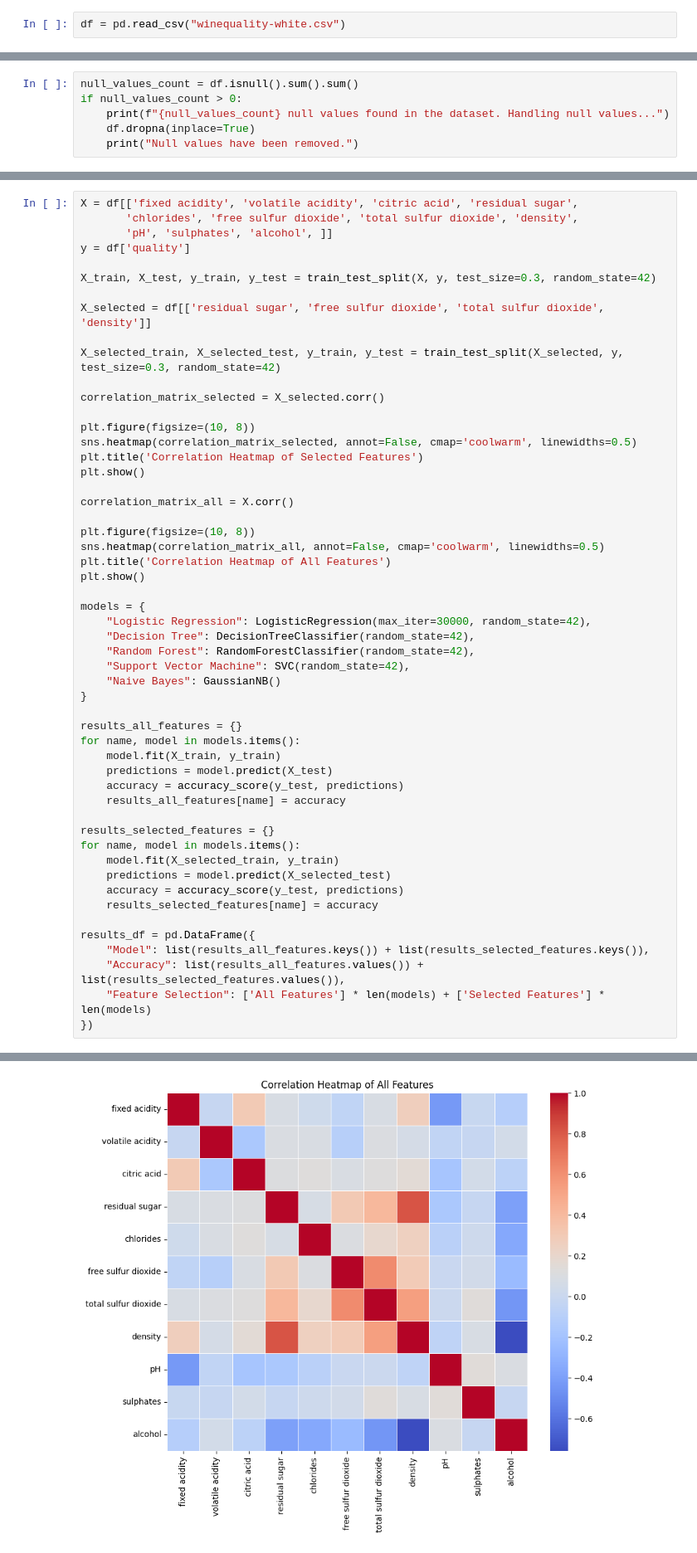
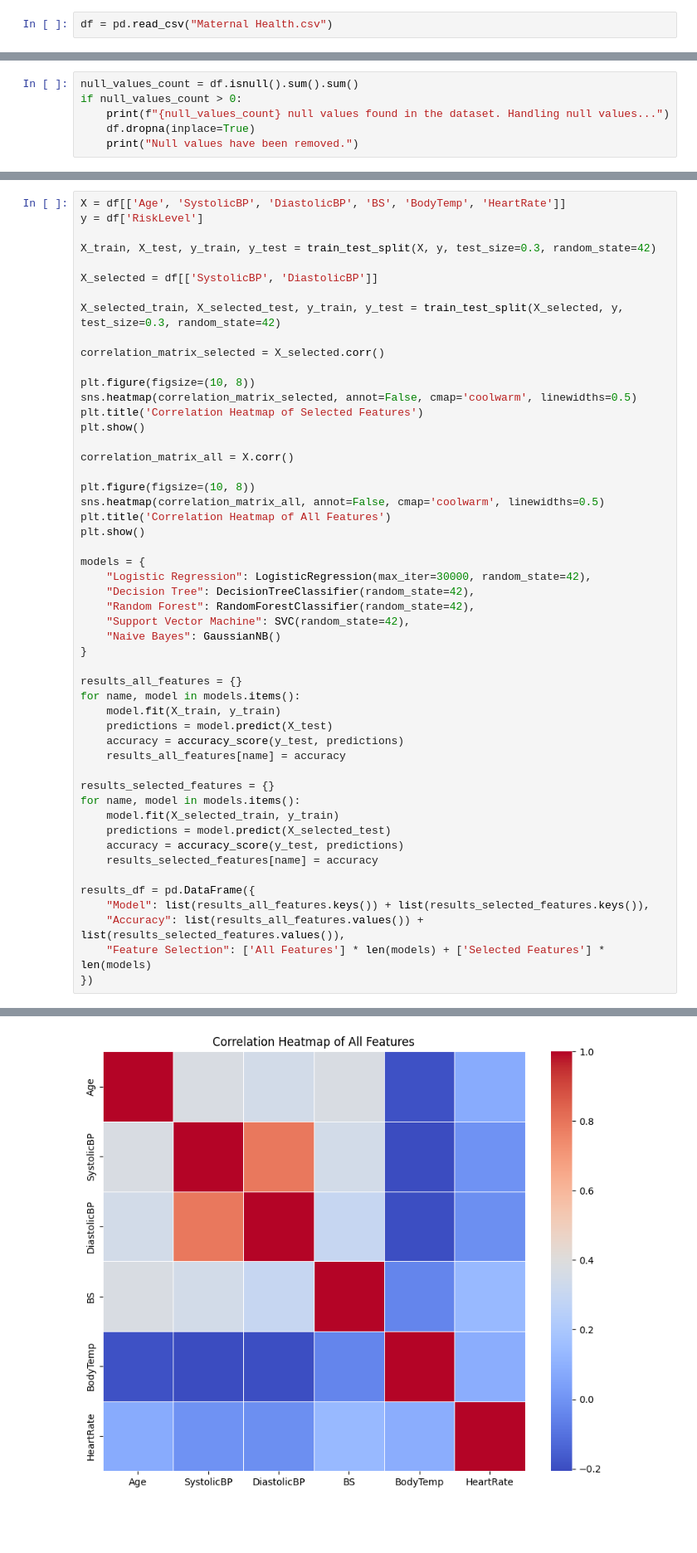
Before and after one commit to Jhimaque/LabExam2, a Jupyter notebook: LabExam2.ipynb, the cells around one changed output, grey strips where cells are left out. Shown at 83% size. Cells and saved outputs as stored; diff of their text form; blank space fills up the shorter version.

```diff
--- a/LabExam2.ipynb
+++ b/LabExam2.ipynb
@@ -12,7 +12,7 @@ from sklearn.naive_bayes import GaussianNB
 from sklearn.svm import SVC
 from sklearn.metrics import f1_score, precision_score, recall_score, accuracy_score
 # %%
-df = pd.read_csv("winequality-white.csv")
+df = pd.read_csv("Maternal Health.csv")
 # %%
 initial_rows, initial_cols = df.shape
 updated_rows, updated_cols = df.shape
@@ -87,13 +74,11 @@ Index(['fixed acidity', 'volatile acidity', 'citric acid', 'residual sugar',
       dtype='object')
 # %%
-X = df[['fixed acidity', 'volatile acidity', 'citric acid', 'residual sugar',
-       'chlorides', 'free sulfur dioxide', 'total sulfur dioxide', 'density',
-       'pH', 'sulphates', 'alcohol', ]]
-y = df['quality']
+X = df[['Age', 'SystolicBP', 'DiastolicBP', 'BS', 'BodyTemp', 'HeartRate']]
+y = df['RiskLevel']
 
 X_train, X_test, y_train, y_test = train_test_split(X, y, test_size=0.3, random_state=42)
 
-X_selected = df[['residual sugar', 'free sulfur dioxide', 'total sulfur dioxide', 'density']]
+X_selected = df[['SystolicBP', 'DiastolicBP']]
 
 X_selected_train, X_selected_test, y_train, y_test = train_test_split(X_selected, y, test_size=0.3, random_state=42)
 
@@ -143 +128 @@ results_df = pd.DataFrame({
-[figure, old version]
+[figure, new version]
```
Also changed, not shown: parts of 11 cells of this notebook, 2 other files.
